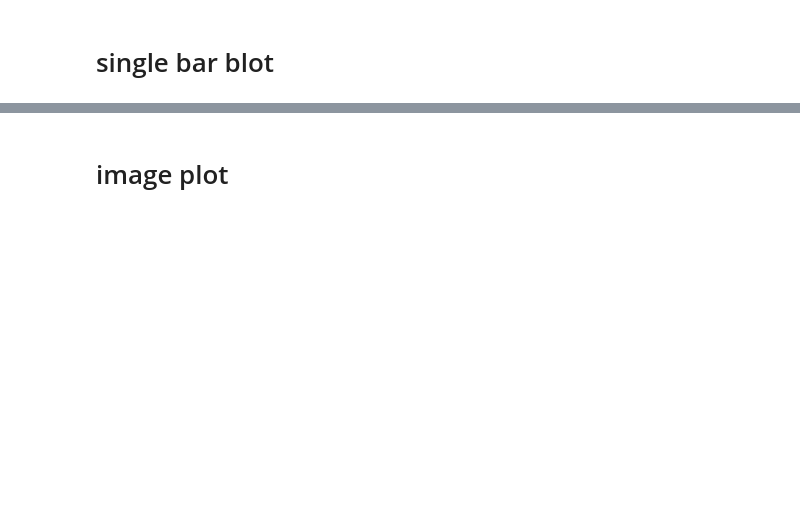
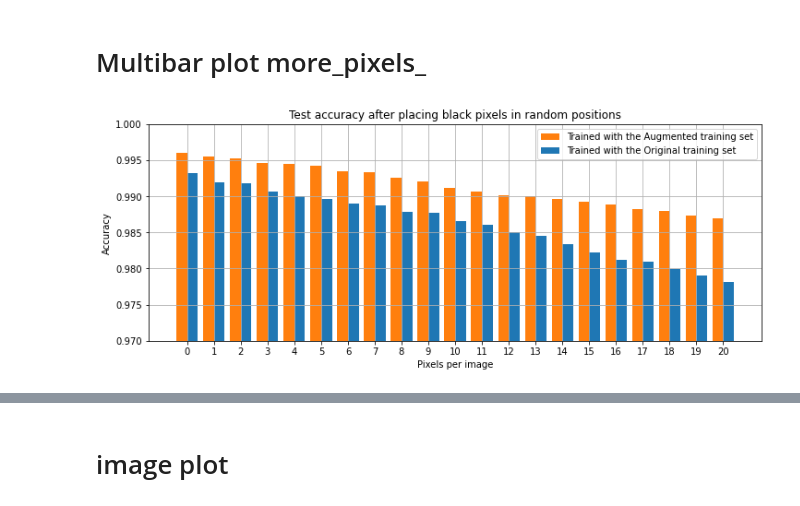
Before and after one commit to ml-group4/ML-Project, a Jupyter notebook: visualization notebook.ipynb, the cells around one changed output, grey strips where cells are left out. Saved outputs shown, nothing was run; the diff lists cells and outputs as text; code cells hidden in the pictures; blank space fills up the shorter version.

```diff
--- a/visualization notebook.ipynb
+++ b/visualization notebook.ipynb
@@ -2,0 +285,19 @@
+# %%
+act_classes = np.argmax(y_test, axis=1)
+hits = np.zeros(21)
+trys = np.zeros(21)
+
+
+for i in range (0,21):
+    pred_classes=np.argmax(model_2.predict(Pixel_attack(X_test,r_numbers,r_positions,1,i)), axis=1)
+    print("Prediction for " + str(i) + " abgeschlossen")
+
+
+
+    for j in range(0,int(pred_classes.size)):
+        trys[i]+=1
+        if pred_classes[j]==act_classes[j]:
+            hits[i]+=1
+
+more_pixels_2 = hits / trys
+print(more_pixels_2)
@@ -3,30 +322,27 @@
+# %% [markdown]
+# Multibar plot more_pixels_
 # %%
-import matplotlib.pyplot as plt
-
 fig, axs = plt.subplots(nrows=1, ncols=1, figsize=(10, 4), constrained_layout=True)
 
 width = 0.4  # the width of the bars
 axs.grid(True)
-barlist = axs.bar(np.arange(0,43)-0.2,results_, width, color='tab:orange', label='Augmented training set')
-barlist2= axs.bar(np.arange(0,43)+0.2,results, width, color='tab:blue', label='Original training set')
+barlist = axs.bar(np.arange(0,21)-0.2,more_pixels_2, width, color='tab:orange', label='Trained with the Augmented training set')
+barlist2= axs.bar(np.arange(0,21)+0.2,more_pixels_1, width, color='tab:blue', label='Trained with the Original training set')
 
 
 
-for i, bar in enumerate(barlist2):
-    if results[i] < 0.98:
-        bar.set_color('tab:red')
 
 
-axs.set_xticks(np.arange(0,43))#, rotation='vertical')
-axs.set_xlim(xmax=43,xmin=-1)
-axs.set_ylim(ymax=1.005,ymin=0.95)
+axs.set_xticks(np.arange(0,21))#, rotation='vertical')
+#axs.set_xlim(xmax=43,xmin=-1)
+axs.set_ylim(ymax=1.00,ymin=0.97)
 #axs.set_yticks(np.arange(0,750,75))
 
-axs.set_xlabel('Class')
+axs.set_xlabel('Pixels per image')
 axs.set_ylabel('Accuracy')
-axs.set_title('Test accuracy per class using augmented training data')
+axs.set_title('Test accuracy after placing black pixels in random positions')
 plt.legend()
 #plt.savefig('Class_accuracy_(freshtrained_model_trained_on_500_aug_images_per_class+orig_train).png', dpi=500)
-plt.savefig('Class_accuracy_aug_vs_orig.png', dpi=500)
+plt.savefig(image_folder / 'more_pixels_m.png', dpi=500)
+# %% [output]
+[figure, added]
-# %% [markdown]
-# single bar blot
```
Also changed, not shown: parts of 59 cells of this notebook.
